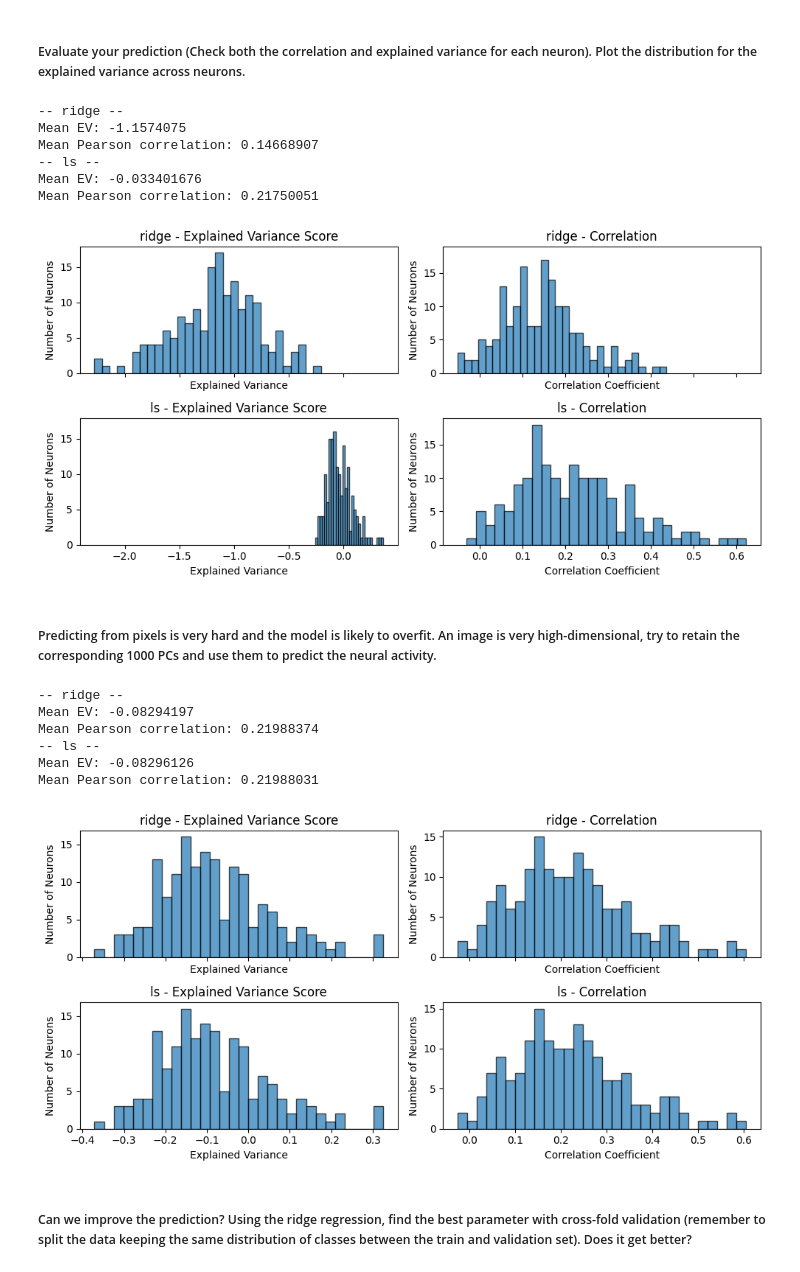
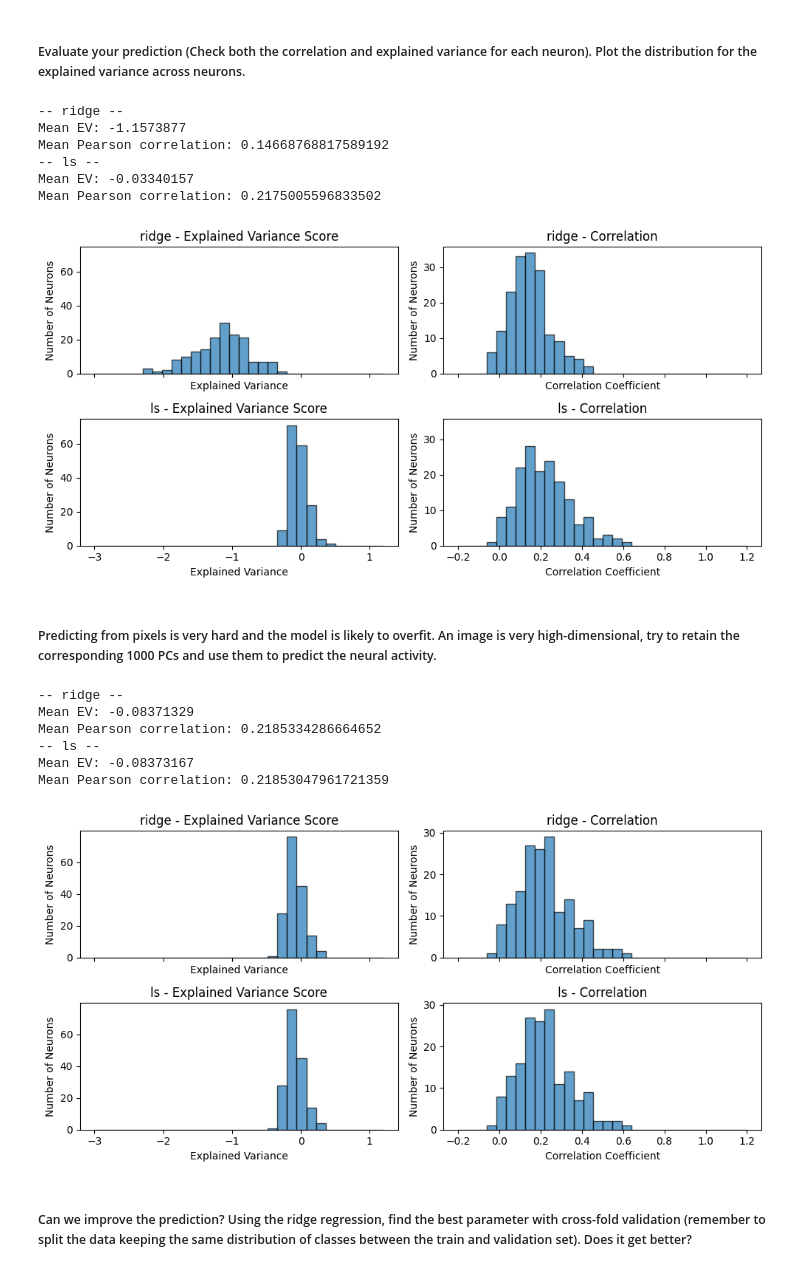
Before and after one commit to ledondodo/brainlike, a Jupyter notebook: week6/week6.ipynb, the cells around one changed output. Cells and saved outputs as stored; diff of their text form; code cells hidden in the pictures.

Commit message:
Fix size of bars in plot and run part 2

```diff
--- a/week6/week6.ipynb
+++ b/week6/week6.ipynb
@@ -150,13 +145,13 @@ def evaluation_metrics(predictions, keys: List[str]=None):
         print("Mean Pearson correlation:", corr.mean())
 
         # Explained Variance
-        axs[idx, 0].hist(ev, bins=30, edgecolor='black', alpha=0.7)
+        axs[idx, 0].hist(ev, bins=30, range=(-3,1.2), edgecolor='black', alpha=0.7)
         axs[idx, 0].set_title(f'{key} - Explained Variance Score')
         axs[idx, 0].set_xlabel('Explained Variance')
         axs[idx, 0].set_ylabel('Number of Neurons')
 
         # Correlation
-        axs[idx, 1].hist(corr, bins=30, edgecolor='black', alpha=0.7)
+        axs[idx, 1].hist(corr, bins=30, range=(-0.2,1.2), edgecolor='black', alpha=0.7)
         axs[idx, 1].set_title(f'{key} - Correlation')
         axs[idx, 1].set_xlabel('Correlation Coefficient')
         axs[idx, 1].set_ylabel('Number of Neurons')
@@ -167,12 +162,12 @@ def evaluation_metrics(predictions, keys: List[str]=None):
 evaluation_metrics(predictions, ['ridge', 'ls'])
 # %% [output]
 -- ridge --
-Mean EV: -1.1574075
-Mean Pearson correlation: 0.14668907
+Mean EV: -1.1573877
+Mean Pearson correlation: 0.14668768817589192
 -- ls --
-Mean EV: -0.033401676
-Mean Pearson correlation: 0.21750051
+Mean EV: -0.03340157
+Mean Pearson correlation: 0.2175005596833502
-[figure, old version]
+[figure, new version]
 # %% [markdown]
 ##### Predicting from pixels is very hard and the model is likely to overfit. An image is very high-dimensional, try to retain the corresponding 1000 PCs and use them to predict the neural activity.
 # %%
@@ -197,15 +192,15 @@ ls_model.fit(X_train_reduced, spikes_train)
 # Predictions
 predictions_pca['ls'] = ls_model.predict(X_val_reduced)
 # %%
-evaluation_metrics(predictions_pca)
+evaluation_metrics(predictions_pca, ['ridge', 'ls'])
 # %% [output]
 -- ridge --
-Mean EV: -0.08294197
-Mean Pearson correlation: 0.21988374
+Mean EV: -0.08371329
+Mean Pearson correlation: 0.2185334286664652
 -- ls --
-Mean EV: -0.08296126
-Mean Pearson correlation: 0.21988031
+Mean EV: -0.08373167
+Mean Pearson correlation: 0.21853047961721359
-[figure, old version]
+[figure, new version]
 # %% [markdown]
 ##### Can we improve the prediction? Using the ridge regression, find the best parameter with cross-fold validation (remember to split the data keeping the same distribution of classes between the train and validation set). Does it get better?
 # %%
```
Also changed, not shown: parts of 8 cells of this notebook.
